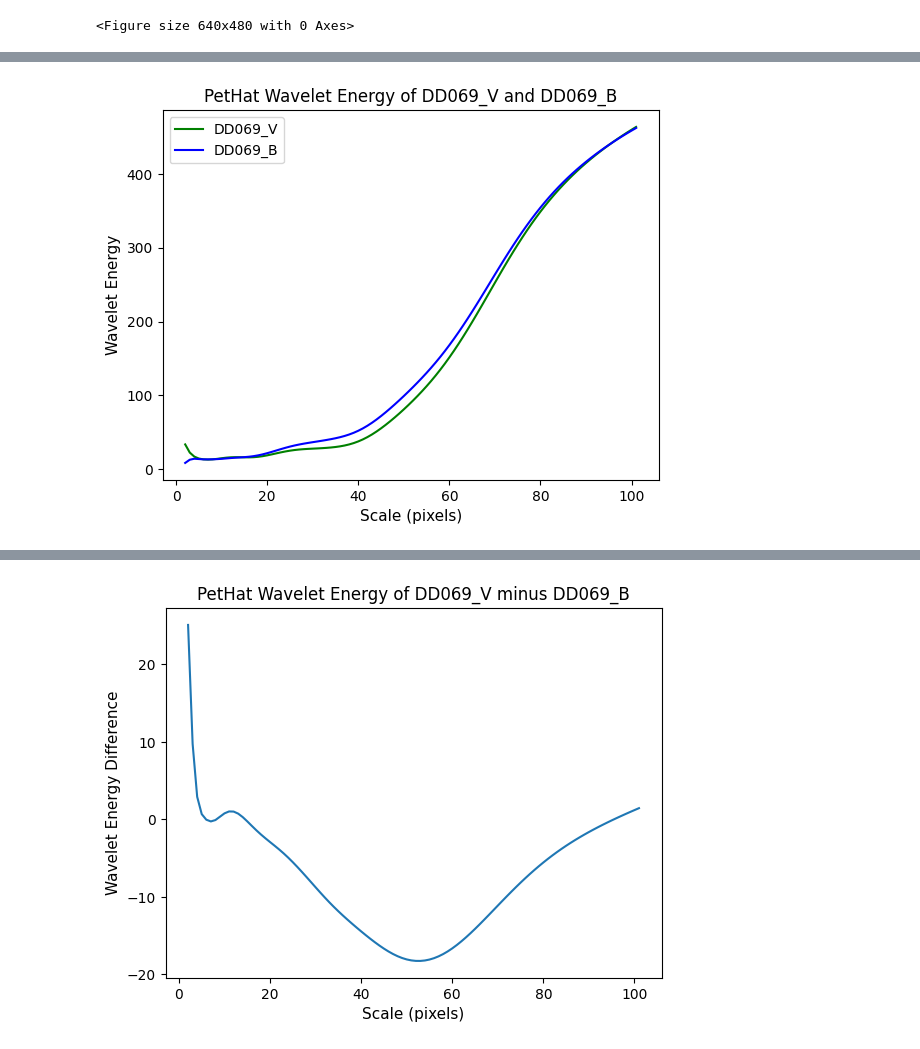
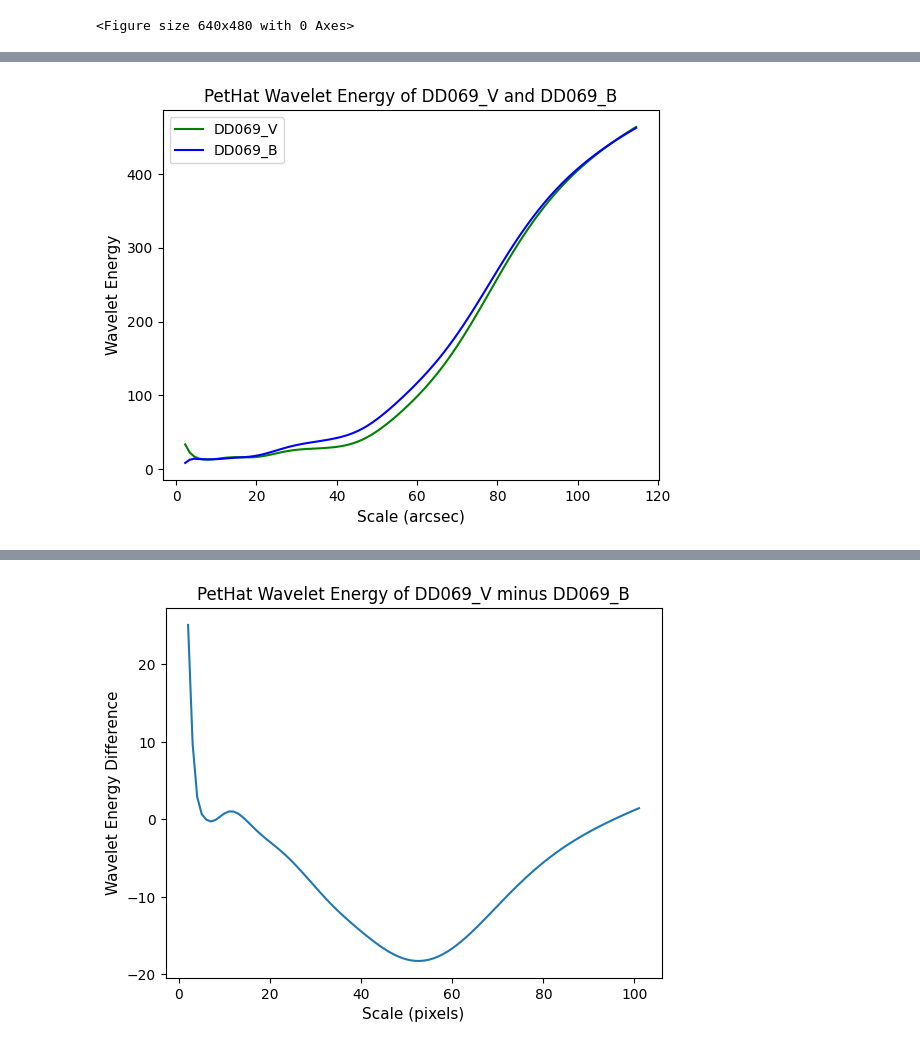
Before and after one commit to SUT-LTG/Wavelet_Fast, a Jupyter notebook: demo - crosscorrelation_for_DDO69.ipynb, the cells around one changed output, grey strips where cells are left out. Saved outputs shown, nothing was run; the diff lists cells and outputs as text; code cells hidden in the pictures.

Commit message:
Extracted some diagrams and figures.

```diff
--- a/demo - crosscorrelation_for_DDO69.ipynb
+++ b/demo - crosscorrelation_for_DDO69.ipynb
@@ -25,14 +31,15 @@ The normal correlation between the maps is:  0.983388755621609
 # %%
 energy_V = cube_V.calc_energies(do_plot=False)
 energy_B = cube_B.calc_energies(do_plot=False)
+unit = 'arcsec'
 
-plt.plot(cube_V.scales,energy_V,label=cube_V.name,color='green')
-plt.plot(cube_B.scales,energy_B,label=cube_B.name,color='blue')
-plt.xlabel(r'Scale (pixels)', fontsize=11)
+plt.plot(cube_V.scales*cube_V.unit_conv(unit),energy_V,label=cube_V.name,color='green')
+plt.plot(cube_B.scales*cube_B.unit_conv(unit),energy_B,label=cube_B.name,color='blue')
+plt.xlabel(r'Scale ('+unit+')', fontsize=11)
 plt.ylabel(r'Wavelet Energy', fontsize=11)
 plt.legend()
 plt.title('PetHat Wavelet Energy of '+cube_V.name+' and '+cube_B.name, fontsize=12)
 plt.savefig(path+'\\Output\\pethat_energy_'+cube_V.name+'_and_'+cube_B.name+'.png', dpi=300)
 plt.show()
 # %% [output]
-[figure, old version]
+[figure, new version]
```
Also changed, not shown: parts of 5 cells of this notebook, 1 other file.
